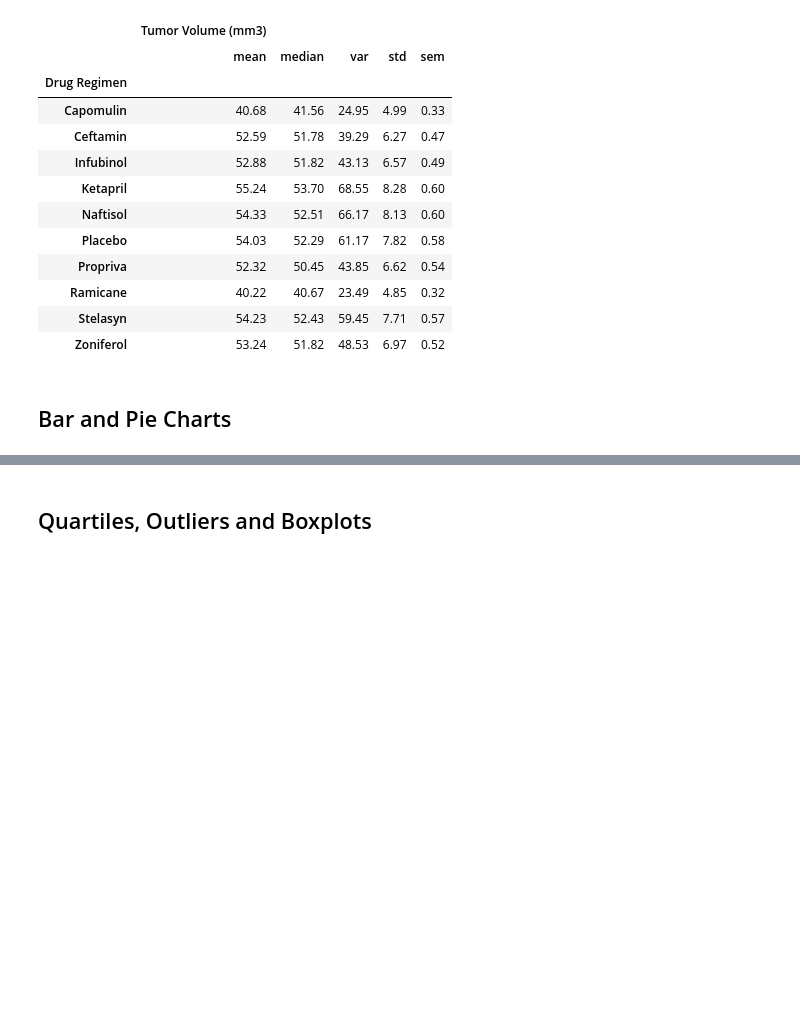
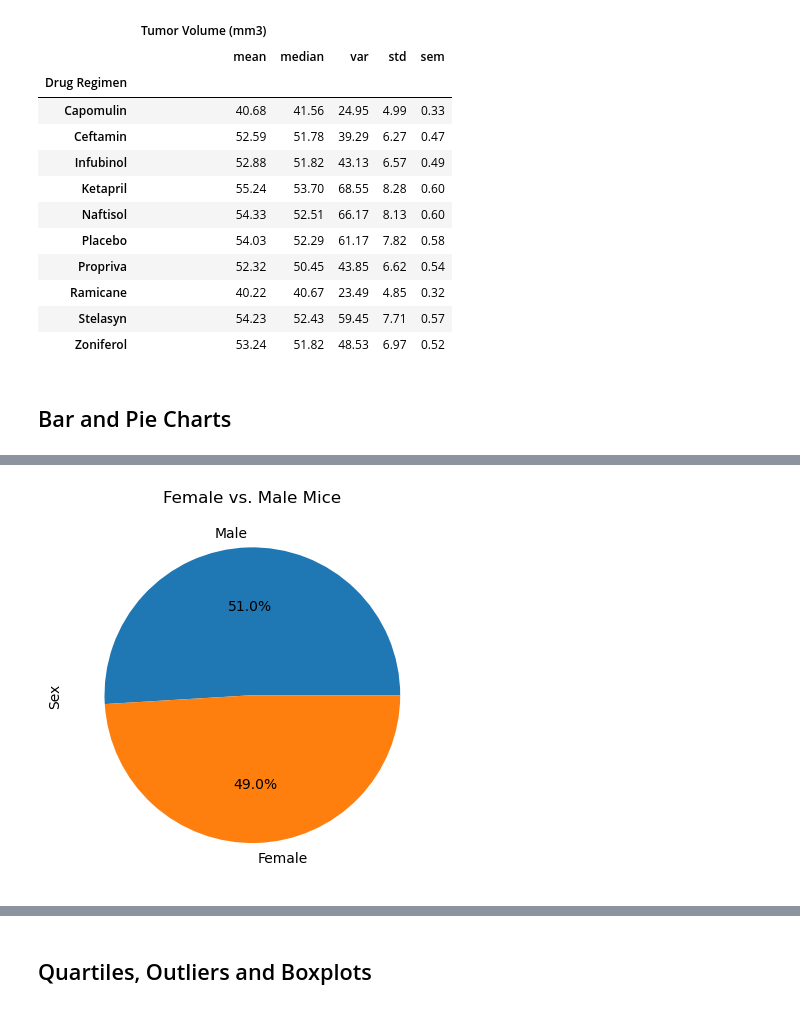
Before and after one commit to FaresKazemi/Matplot.lib_work, a Jupyter notebook: worksheet.ipynb, the cells around one changed output, grey strips where cells are left out. Cells and saved outputs as stored; diff of their text form; code cells hidden in the pictures; blank space fills up the shorter version.

```diff
--- a/worksheet.ipynb
+++ b/worksheet.ipynb
@@ -180,2 +197,8 @@ Text(0, 0.5, 'Total number of mice')
 # %%
 # Generate a pie plot showing the distribution of female versus male mice using pandas
+
+gender_counts = clean_dupliate_df["Sex"].value_counts()
+plt.title("Female vs. Male Mice")
+pie_plot = gender_counts.plot.pie(autopct='%1.1f%%')
+# %% [output]
+[figure, added]
```
Also changed, not shown: parts of 10 cells of this notebook.
